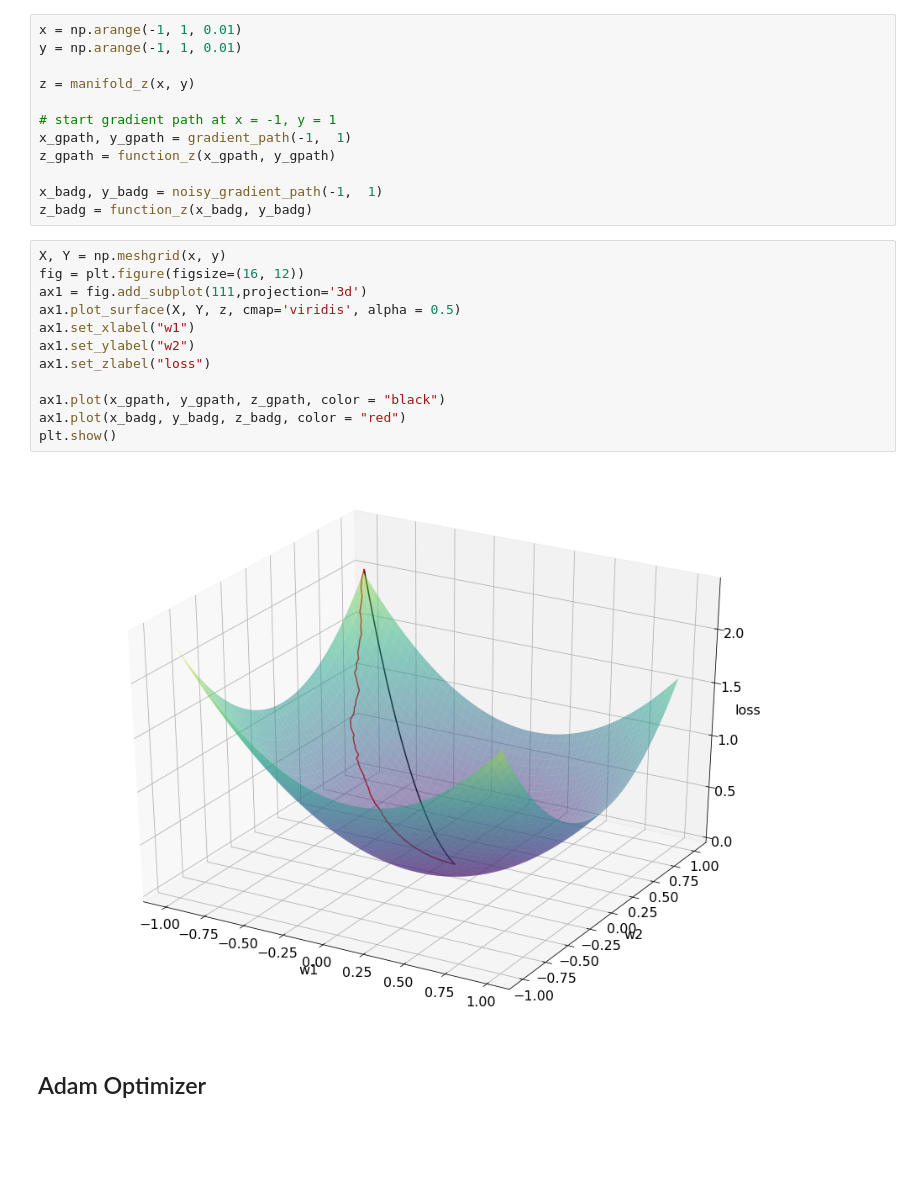
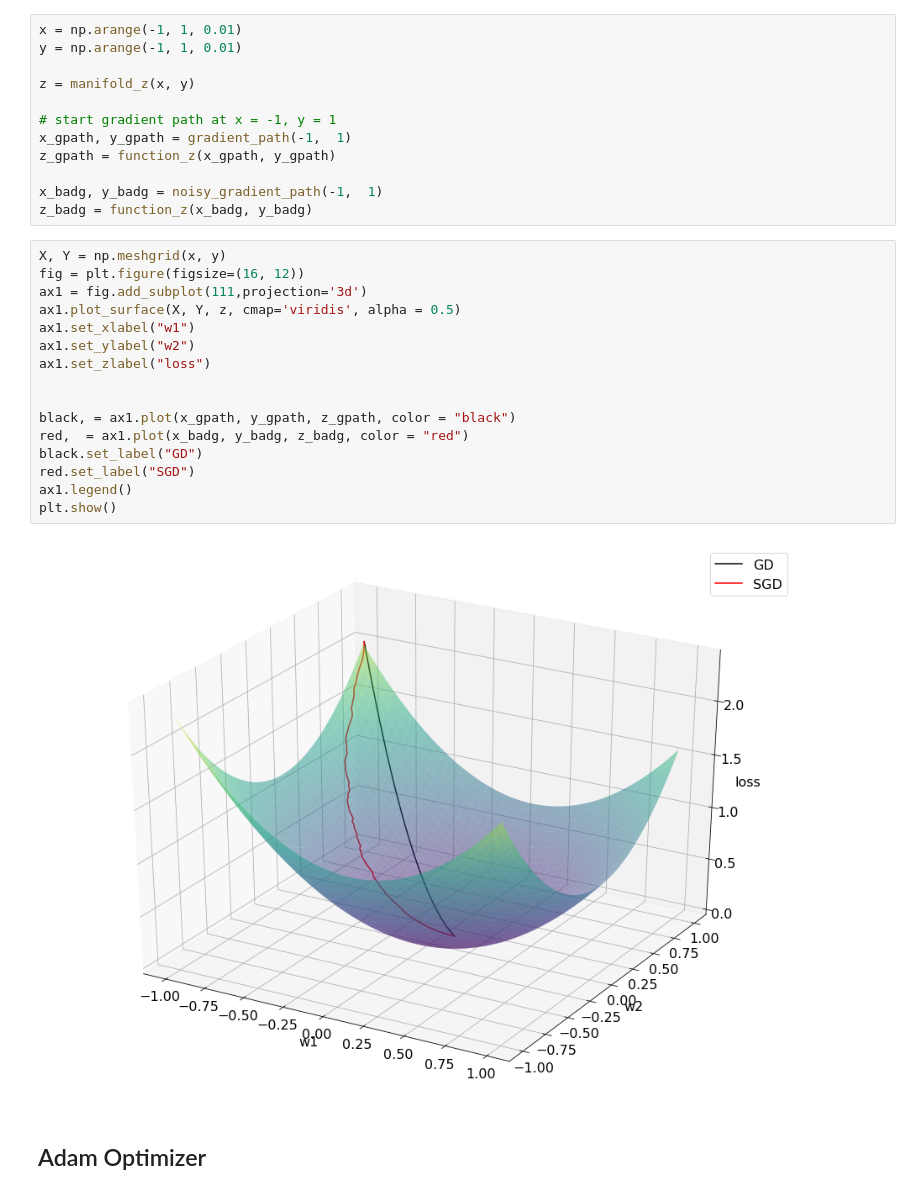
Before and after one commit to Neisarg/IST_597_Spring_2023, a Jupyter notebook: Notebooks/Gradient_Paths.ipynb, the cells around one changed output. Drawn from its saved outputs; the diff is of its cells as text; blank space fills up the shorter version.

```diff
--- a/Notebooks/Gradient_Paths.ipynb
+++ b/Notebooks/Gradient_Paths.ipynb
@@ -83,17 +83,21 @@ z_badg = function_z(x_badg, y_badg)
 # %%
 X, Y = np.meshgrid(x, y)
 fig = plt.figure(figsize=(16, 12))
 ax1 = fig.add_subplot(111,projection='3d')
 ax1.plot_surface(X, Y, z, cmap='viridis', alpha = 0.5)
 ax1.set_xlabel("w1")
 ax1.set_ylabel("w2")
 ax1.set_zlabel("loss")
 
-ax1.plot(x_gpath, y_gpath, z_gpath, color = "black")
-ax1.plot(x_badg, y_badg, z_badg, color = "red")
+
+black, = ax1.plot(x_gpath, y_gpath, z_gpath, color = "black")
+red,  = ax1.plot(x_badg, y_badg, z_badg, color = "red")
+black.set_label("GD")
+red.set_label("SGD")
+ax1.legend()
 plt.show()
 # %% [output]
-[figure, old version]
+[figure, new version]
 # %% [markdown]
 ## Adam Optimizer
 # %% [markdown]
```
Also changed, not shown: parts of 3 cells of this notebook.
